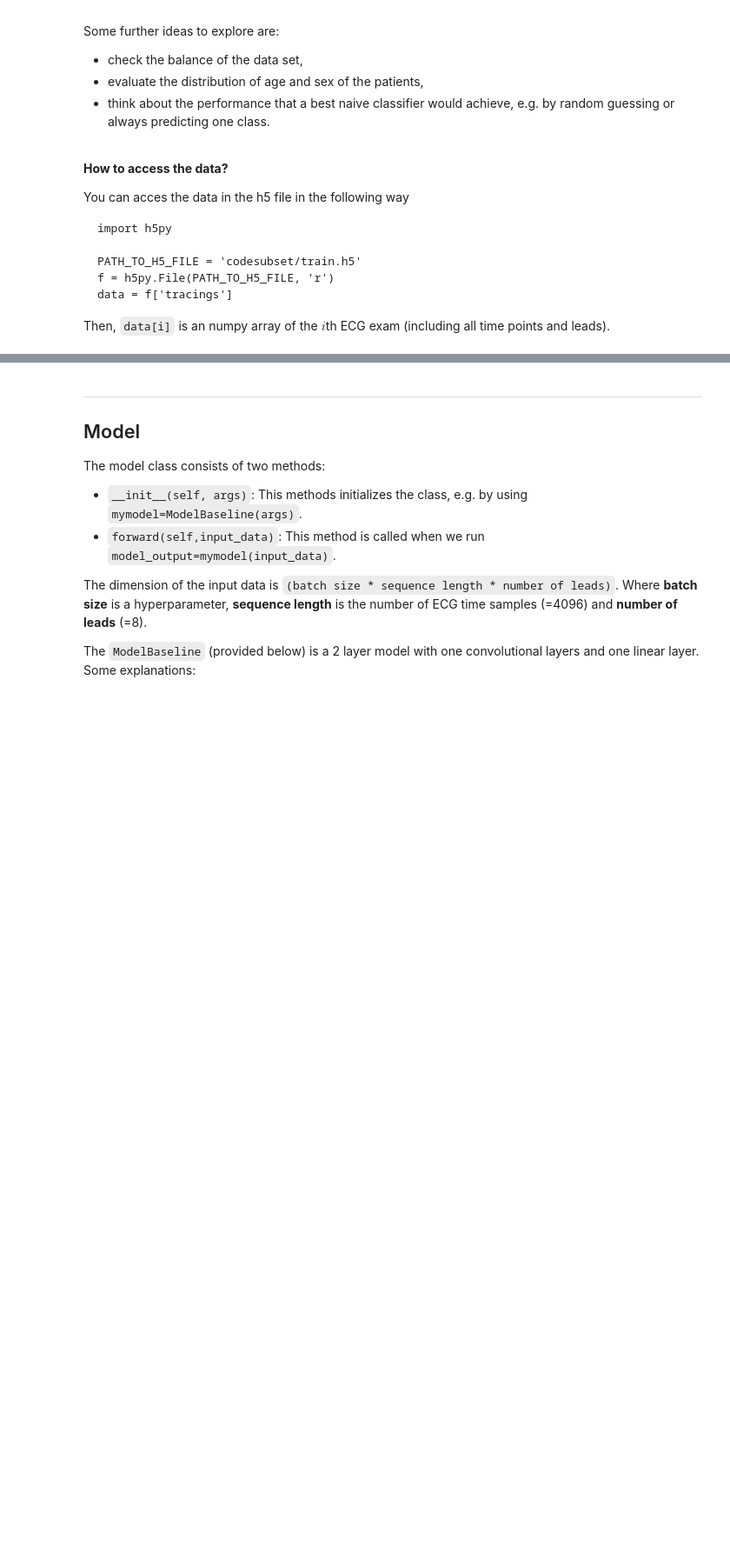
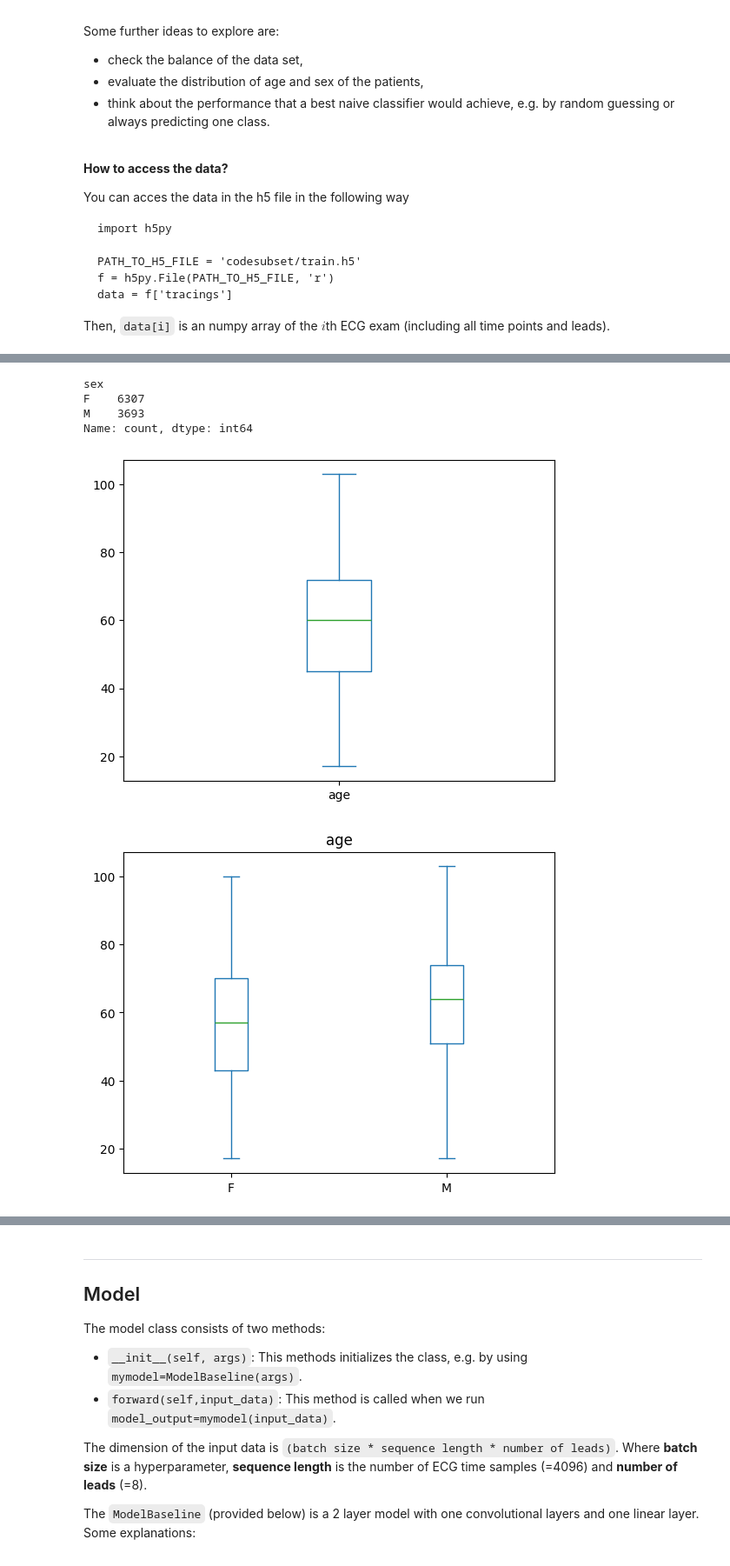
Before and after one commit to andrerameken/Wasp-ECG-Assignment, a Jupyter notebook: assignment_ecg_classification.ipynb, the cells around one changed output, grey strips where cells are left out. Shown at 87% size. Saved outputs shown, nothing was run; the diff lists cells and outputs as text; code cells hidden in the pictures; blank space fills up the shorter version.

```diff
--- a/assignment_ecg_classification.ipynb
+++ b/assignment_ecg_classification.ipynb
@@ -259,0 +228,3 @@ Please explain your main findings of the data analysis task in a few bullet poin
+# %%
+ecg_train = pd.read_csv("codesubset/train.csv")
+ecg_train["AF"].value_counts()
@@ -259,0 +246,15 @@ Please explain your main findings of the data analysis task in a few bullet poin
+# %%
+age_and_sex = ecg_train.loc[:, ["age", "sex"]]
+age_and_sex.plot.box()
+age_and_sex.plot.box(column="age", by="sex")
+age_and_sex.plot.hist(column="age", by="sex", bins= 20)
+print(age_and_sex["sex"].value_counts())
+plt.tight_layout()
+plt.show()
+# %% [output]
+sex
+F    6307
+M    3693
+Name: count, dtype: int64
+[figure, added]
+[figure, added]
```
Also changed, not shown: parts of 14 cells of this notebook.
